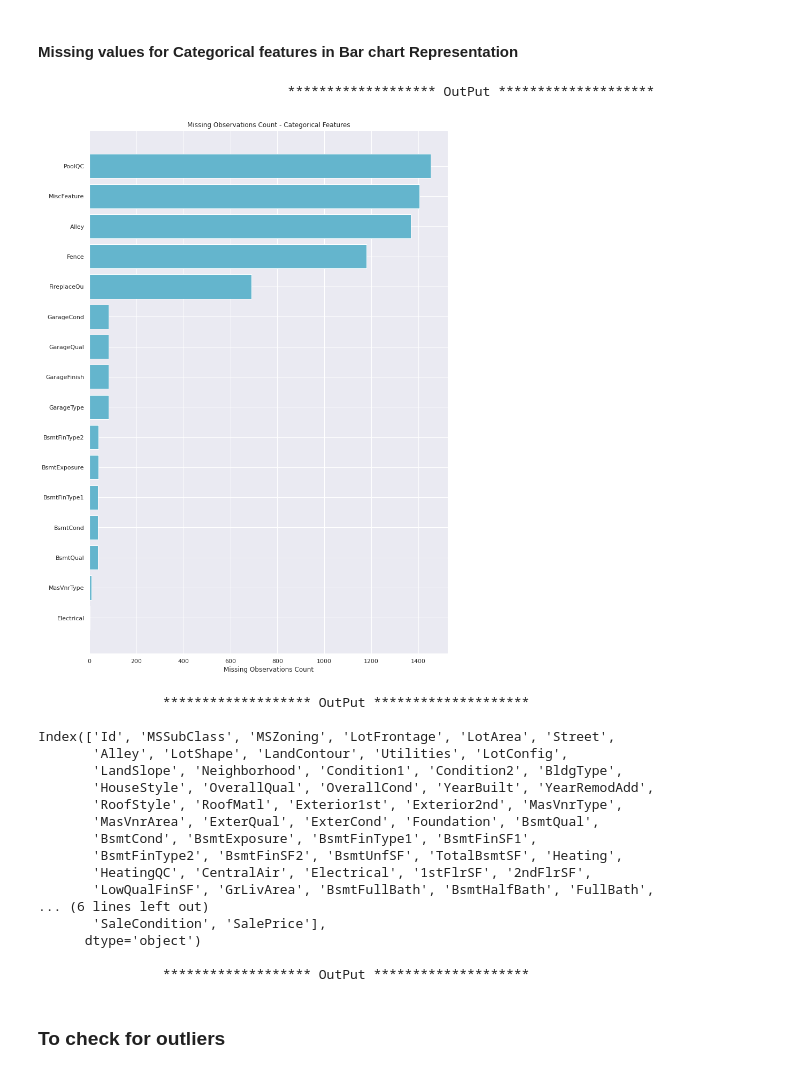
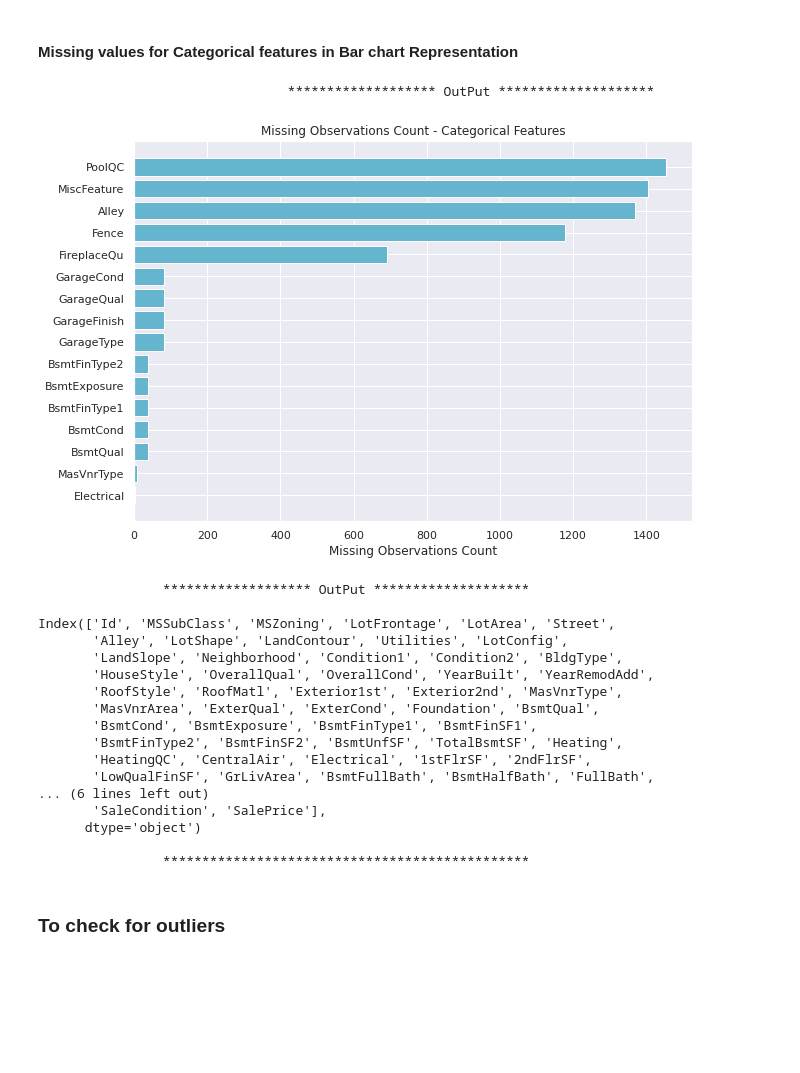
Before and after one commit to Deepsphere-AI/BCA, a Jupyter notebook: SEM-2/Data Science/Programs/Program_02_EDA_On_Bussiness_Dataset.ipynb, the cells around one changed output. Cells and saved outputs as stored; diff of their text form; code cells hidden in the pictures; blank space fills up the shorter version.

```diff
--- a/SEM-2/Data Science/Programs/Program_02_EDA_On_Bussiness_Dataset.ipynb
+++ b/SEM-2/Data Science/Programs/Program_02_EDA_On_Bussiness_Dataset.ipynb
@@ -394,26 +387,26 @@ missing_data.head(20)
 # %%
 print("\n\t\t\t\t******************* OutPut ********************\n")
 missing_values = categorical_features.isnull().sum(axis=0).reset_index()
 missing_values.columns = ['column_name', 'missing_count']
 missing_values = missing_values.loc[missing_values['missing_count']>0]
 missing_values = missing_values.sort_values(by='missing_count')
 
 ind = np.arange(missing_values.shape[0])
 width = 0.9
-fig, ax = plt.subplots(figsize=(12,18))
+fig, ax = plt.subplots(figsize=(10,7))
 rects = ax.barh(ind, missing_values.missing_count.values, color='c')
 ax.set_yticks(ind)
 ax.set_yticklabels(missing_values.column_name.values, rotation='horizontal')
 ax.set_xlabel("Missing Observations Count")
 ax.set_title("Missing Observations Count - Categorical Features")
 plt.show()
 # %% [output]
                                 ******************* OutPut ********************
-[figure, old version]
+[figure, new version]
 # %%
 print("\n\t\t******************* OutPut ********************\n")
 print(dataframe.columns)
-print("\n\t\t******************* OutPut ********************\n")
+print("\n\t\t***********************************************\n")
 # %% [output]
                 ******************* OutPut ********************
 
@@ -431,7 +424,7 @@ Index(['Id', 'MSSubClass', 'MSZoning', 'LotFrontage', 'LotArea', 'Street',
        'SaleCondition', 'SalePrice'],
       dtype='object')
 
-                ******************* OutPut ********************
+                ***********************************************
 # %% [markdown]
 ###  To check for outliers
 # %%
```
Also changed, not shown: parts of 23 cells of this notebook.
